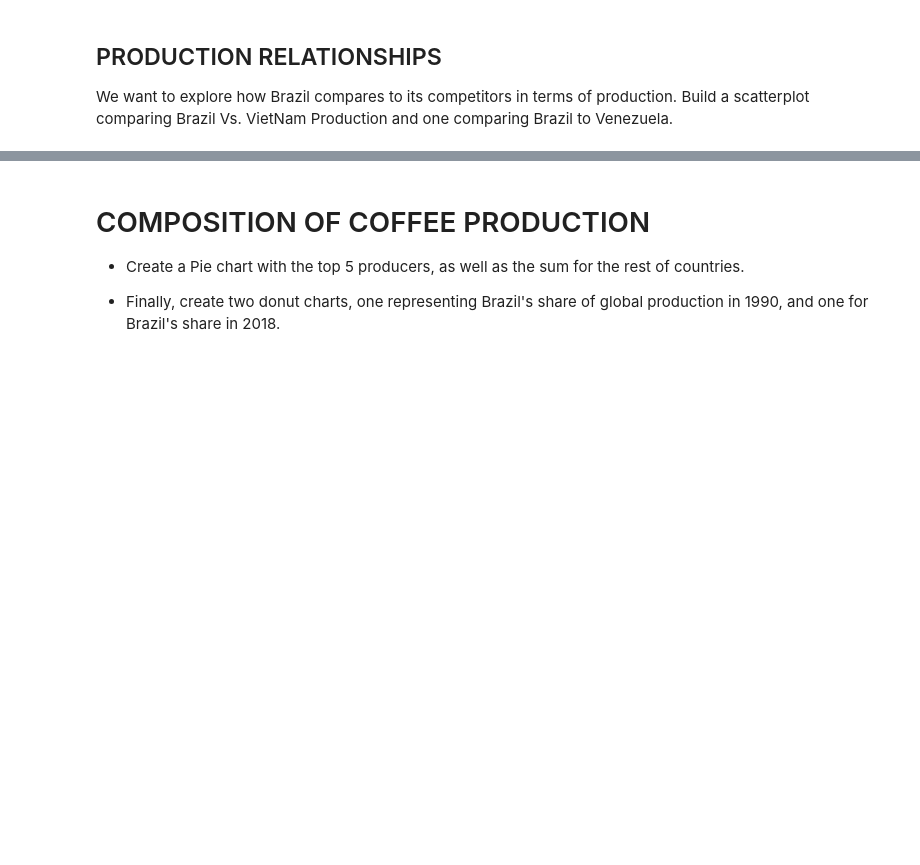
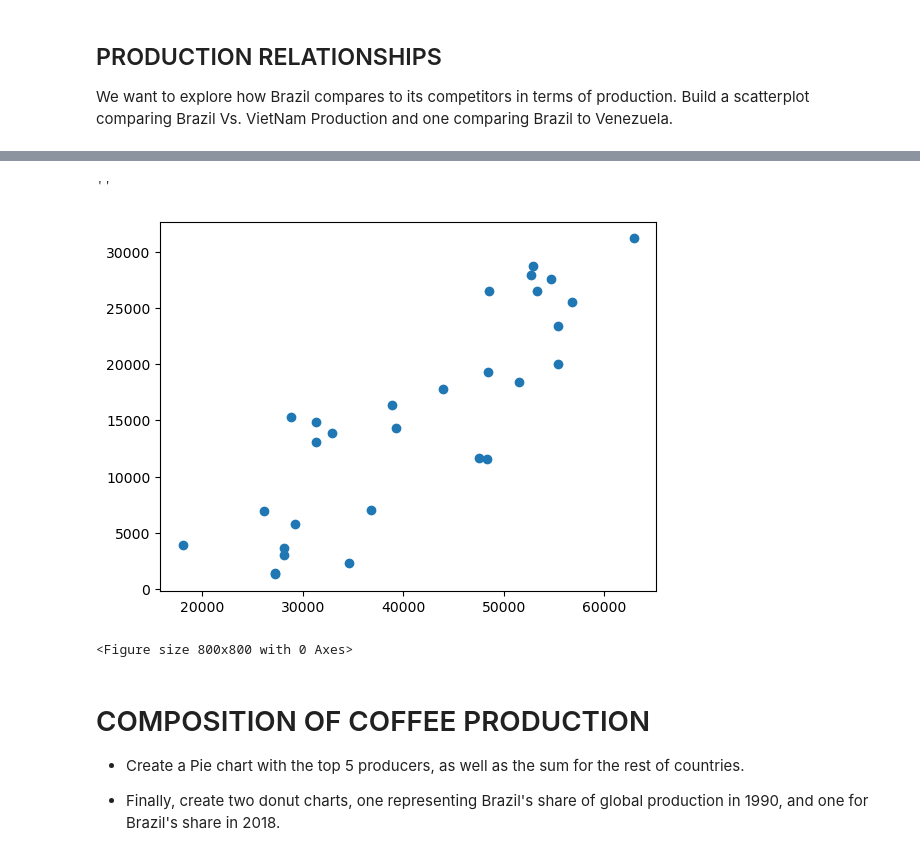
Before and after one commit to soslin/MatPlotLib_Seaborn_Practice, a Jupyter notebook: section03_Coffee_Project_Part1.ipynb, the cells around one changed output, grey strips where cells are left out. Saved outputs shown, nothing was run; the diff lists cells and outputs as text; code cells hidden in the pictures; blank space fills up the shorter version.

```diff
--- a/section03_Coffee_Project_Part1.ipynb
+++ b/section03_Coffee_Project_Part1.ipynb
@@ -125,3 +154,12 @@ We want to explore how Brazil compares to its competitors in terms of production
+# %%
+fig, ax = plt.subplots()
+plt.figure(figsize = (8,8))
+ax.scatter(ba_vn['Brazil'],ba_vn["Viet Nam"])
+;
+# %% [output]
+''
+[figure, added]
+<Figure size 800x800 with 0 Axes>
 # %% [markdown]
 # COMPOSITION OF COFFEE PRODUCTION
 
```
Also changed, not shown: parts of 21 cells of this notebook.
